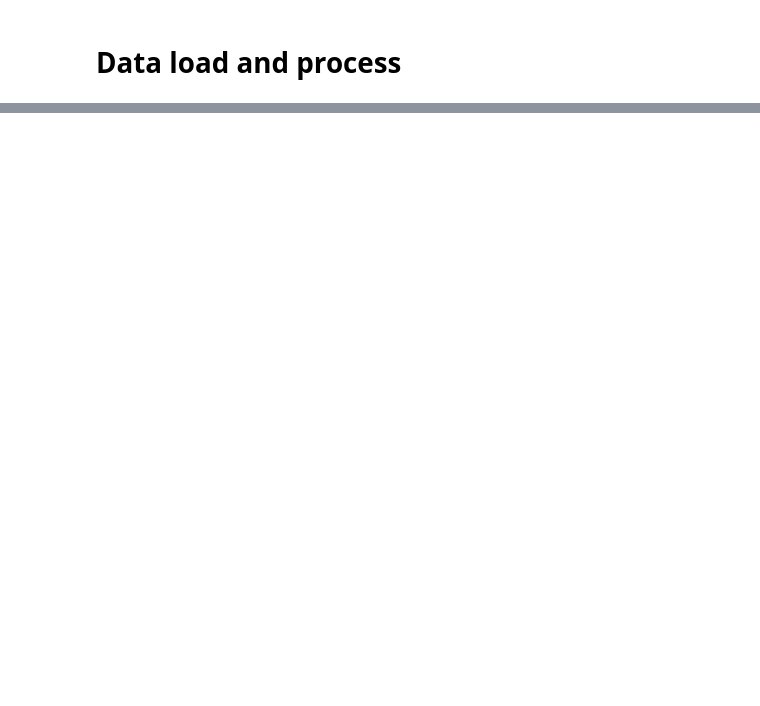
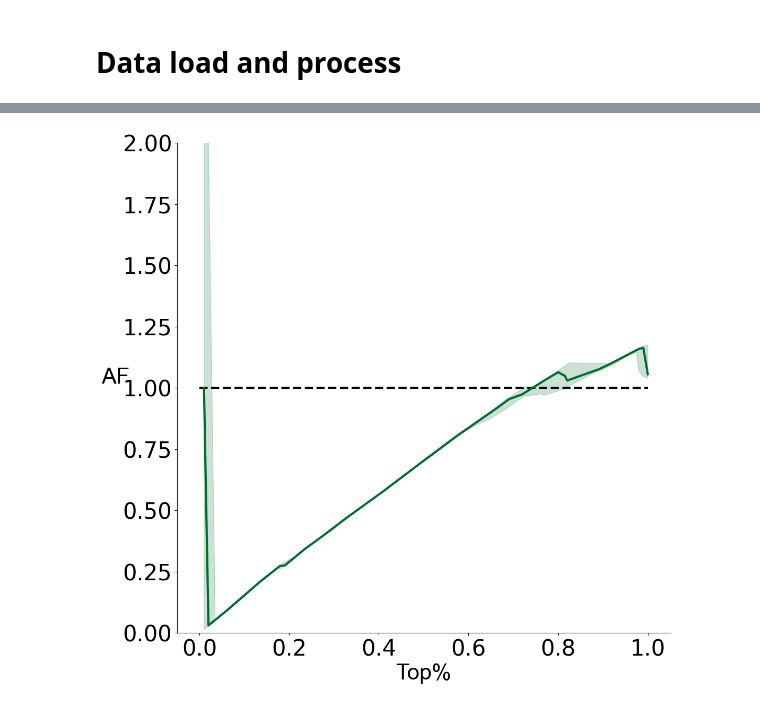
Before and after one commit to hududed/bayesian-materials-science-benchmarking, a Jupyter notebook: bayesian_materials_science_benchmarking/perf_viz.ipynb, the cells around one changed output, grey strips where cells are left out. Saved outputs shown, nothing was run; the diff lists cells and outputs as text; code cells hidden in the pictures; blank space fills up the shorter version.

```diff
--- a/bayesian_materials_science_benchmarking/perf_viz.ipynb
+++ b/bayesian_materials_science_benchmarking/perf_viz.ipynb
@@ -61,0 +69,4 @@ plot_EF(n_dataset, n_top, TopPercent_GP_Matern52_LCB2)
+# %%
+plot_AF(n_top, TopPercent_GP_Matern52_LCB2, af_name, dataset_name)
+# %% [output]
+[figure, added]
```
Also changed, not shown: parts of 5 cells of this notebook, 1 other file.
